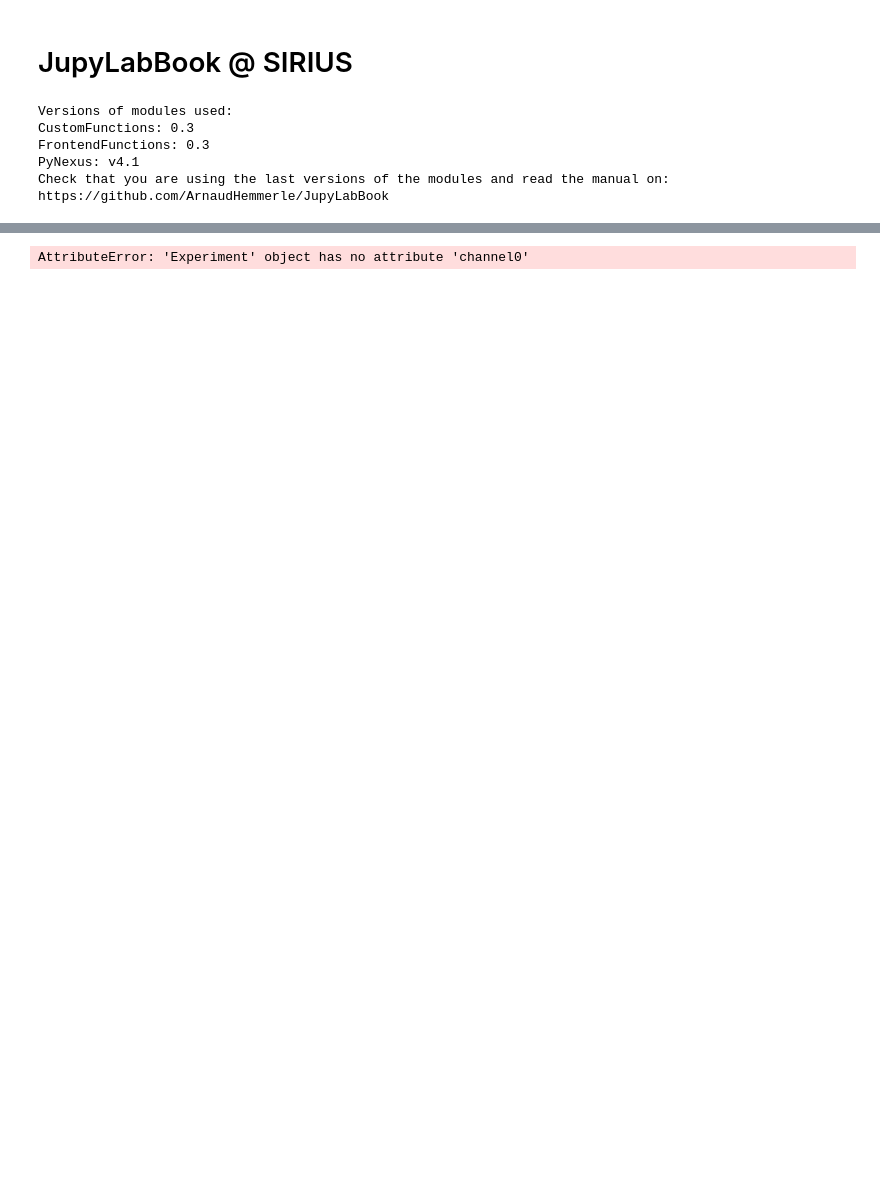
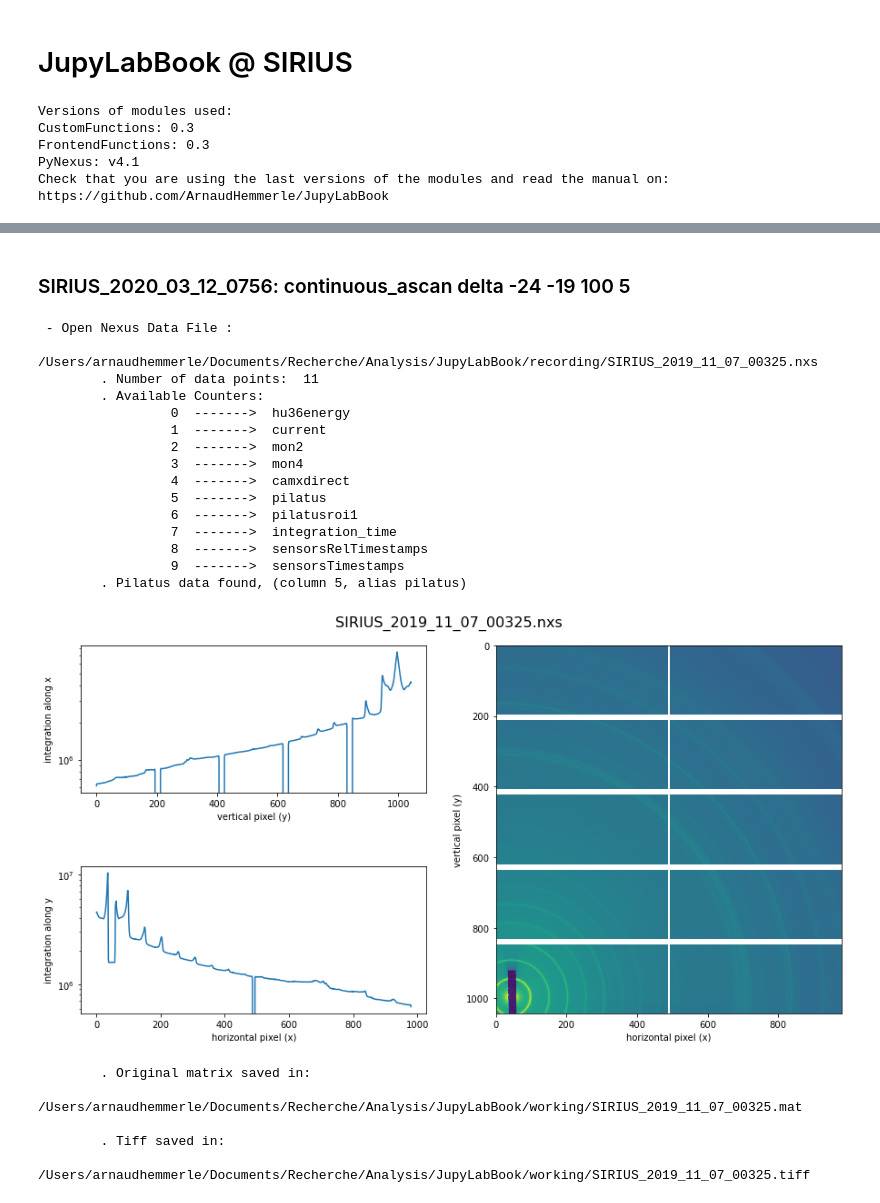
Before and after one commit to ArnaudHemmerle/JupyLabBook, a Jupyter notebook: JupyLabBook.ipynb, the cells around one changed output, grey strips where cells are left out. Drawn from its saved outputs; the diff is of its cells as text; code cells hidden in the pictures; blank space fills up the shorter version.

```diff
--- a/JupyLabBook.ipynb
+++ b/JupyLabBook.ipynb
@@ -65,7 +61,5 @@ HBox(children=(Button(description='Treat a list of scans', style=ButtonStyle()),
-# %%
-CF.Extract_GIXD(nxs_filename='SIRIUS_Isotherm_2019_02_15_01540.nxs',working_dir=expt.working_dir, recording_dir=expt.recording_dir, logx=False, logy=False, logz=False, channel0=expt.channel0, thetazfactor=expt.thetazfactor, wavelength=expt.wavelength, thetac=expt.thetac, thetai=expt.thetai, binsize=expt.binsize, computeqz=True, nblevels=expt.nblevels, moytocreate=expt.moytocreate, show_data_stamps=False, show_saved_data=False, plot_true_GIXD=False)
-# %% [output]
-AttributeError: 'Experiment' object has no attribute 'channel0'
+# %% [markdown]
+### SIRIUS_2020_03_12_0756: continuous_ascan delta -24 -19 100 5
 # %%
 import PyNexus as PN
 import numpy as np
@@ -102 +241,26 @@ expt.thetai = 0.
+# %%
+Extract_pilatus_sum(nxs_filename='SIRIUS_2019_11_07_00325.nxs', working_dir=expt.working_dir, recording_dir=expt.recording_dir,
+                 logz=True,show_data_stamps=True, show_saved_data=True)
+# %% [output]
+ - Open Nexus Data File :
+        /Users/arnaudhemmerle/Documents/Recherche/Analysis/JupyLabBook/recording/SIRIUS_2019_11_07_00325.nxs
+        . Number of data points:  11
+        . Available Counters:
+                 0  ------->  hu36energy
+                 1  ------->  current
+                 2  ------->  mon2
+                 3  ------->  mon4
+                 4  ------->  camxdirect
+                 5  ------->  pilatus
+                 6  ------->  pilatusroi1
+                 7  ------->  integration_time
+                 8  ------->  sensorsRelTimestamps
+                 9  ------->  sensorsTimestamps
+        . Pilatus data found, (column 5, alias pilatus)
+[figure, added]
+        . Original matrix saved in:
+                 /Users/arnaudhemmerle/Documents/Recherche/Analysis/JupyLabBook/working/SIRIUS_2019_11_07_00325.mat
+
+        . Tiff saved in:
+                 /Users/arnaudhemmerle/Documents/Recherche/Analysis/JupyLabBook/working/SIRIUS_2019_11_07_00325.tiff
 # %%
```
Also changed, not shown: parts of 8 cells of this notebook, 1 other file.
